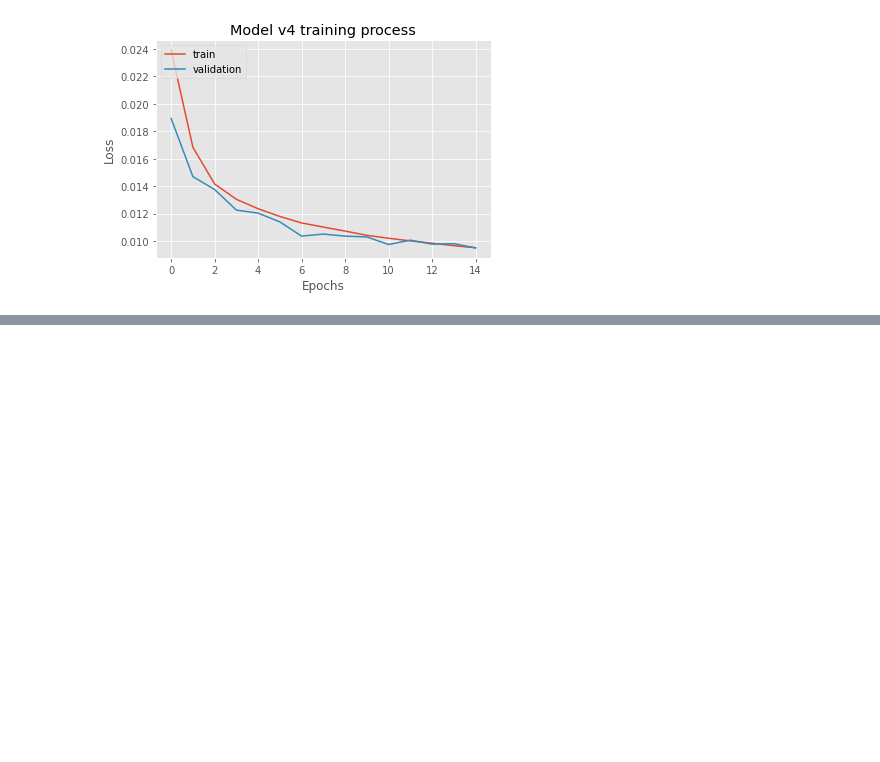
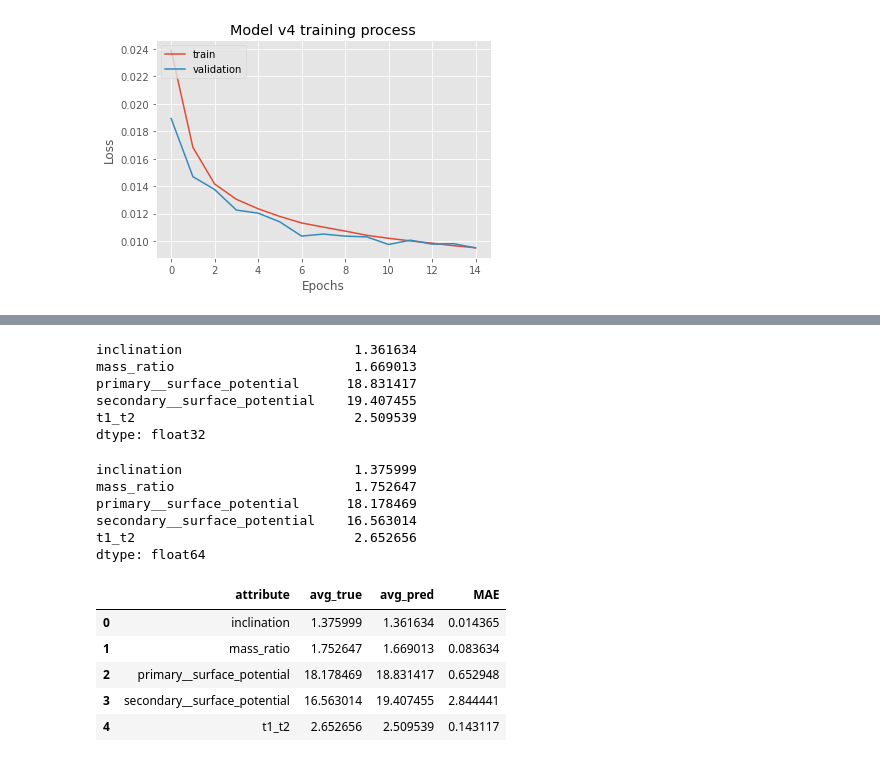
Before and after one commit to AdriNemcikova/DP, a Jupyter notebook: DET_models_comparison.ipynb, the cells around one changed output, grey strips where cells are left out. Drawn from its saved outputs; the diff is of its cells as text; code cells hidden in the pictures; blank space fills up the shorter version.

```diff
--- a/DET_models_comparison.ipynb
+++ b/DET_models_comparison.ipynb
@@ -765,0 +889,45 @@ training_loss(history4_new)
+# %%
+# Blok 51 - vypocet priemernych hodnot
+pred_mean_n = denorm_n_pred_df.mean(axis=0)
+pred_mean_n
+# %% [output]
+inclination                      1.361634
+mass_ratio                       1.669013
+primary__surface_potential      18.831417
+secondary__surface_potential    19.407455
+t1_t2                            2.509539
+dtype: float32
+# %%
+# Blok 52 - vytvorenie df z testovacich dat so sumom, vypocet priemernych hodnot
+y_test_n_denorm = scaler.inverse_transform(y_test_norm_n)
+y_test_n_df = pd.DataFrame(y_test_denorm,
+                        columns = [
+                            "inclination",
+                            "mass_ratio",
+                            "primary__surface_potential",
+                            "secondary__surface_potential",
+                            "t1_t2"
+                            ])
+test_mean_n = y_test_n_df.mean(axis=0)
+test_mean_n
+# %% [output]
+inclination                      1.375999
+mass_ratio                       1.752647
+primary__surface_potential      18.178469
+secondary__surface_potential    16.563014
+t1_t2                            2.652656
+dtype: float64
+# %%
+# Blok 53 - vytvorenie df na porovnanie priemernych predikovanych a skutocnych hodnot
+eval_pred = pd.DataFrame({'attribute': test_mean_n.index,
+            'avg_true': test_mean_n.values,
+            'avg_pred': pred_mean_n.values,
+            'MAE': abs(test_mean_n.values - pred_mean_n.values)})
+eval_pred
+# %% [output]
+|  | attribute | avg_true | avg_pred | MAE |
+| 0 | inclination | 1.375999 | 1.361634 | 0.014365 |
+| 1 | mass_ratio | 1.752647 | 1.669013 | 0.083634 |
+| 2 | primary__surface_potential | 18.178469 | 18.831417 | 0.652948 |
+| 3 | secondary__surface_potential | 16.563014 | 19.407455 | 2.844441 |
+| 4 | t1_t2 | 2.652656 | 2.509539 | 0.143117 |
```
Also changed, not shown: parts of 14 cells of this notebook.
